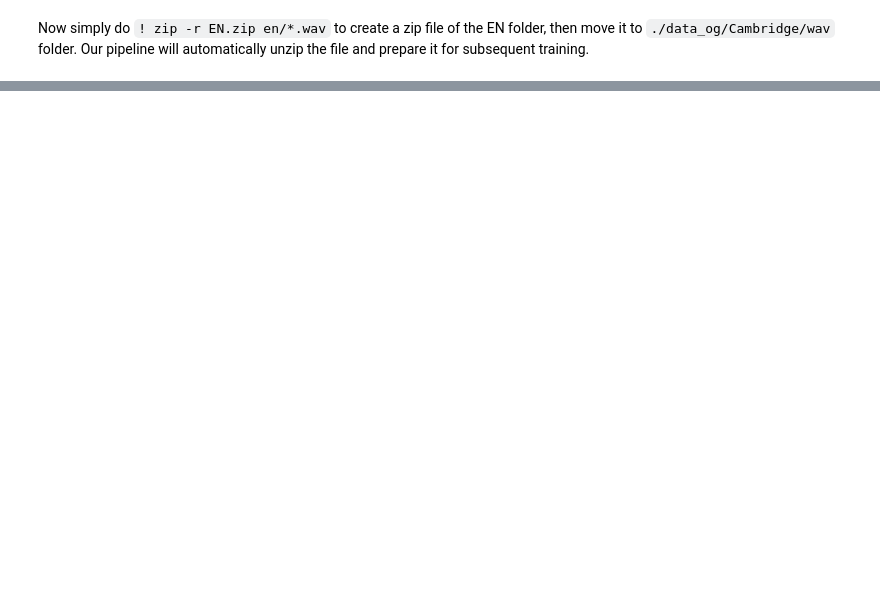
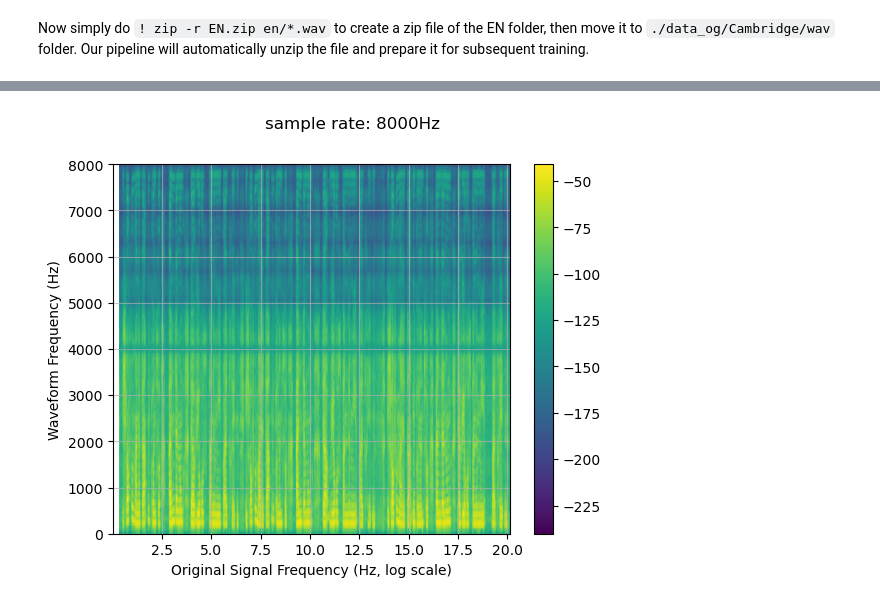
Before and after one commit to zhu00121/WavRx, a Jupyter notebook: exps/exploratory/prep.ipynb, the cells around one changed output, grey strips where cells are left out. Drawn from its saved outputs; the diff is of its cells as text; code cells hidden in the pictures; blank space fills up the shorter version.

```diff
--- a/exps/exploratory/prep.ipynb
+++ b/exps/exploratory/prep.ipynb
@@ -96,0 +152,16 @@
+# %%
+import torchaudio.functional as F
+signal_resampled = F.resample(signal,sr,new_freq=16000)
+signal_resampled  = signal_resampled.squeeze()
+# %%
+figure, axis = plt.subplots(1, 1)
+_, _, _, cax = axis.specgram(signal_resampled.numpy(), Fs=16000)
+axis.set_xlabel("Original Signal Frequency (Hz, log scale)")
+axis.set_ylabel("Waveform Frequency (Hz)")
+axis.xaxis.grid(True, alpha=0.67)
+axis.yaxis.grid(True, alpha=0.67)
+figure.suptitle("sample rate: 8000Hz")
+plt.colorbar(cax)
+plt.show(block=True)
+# %% [output]
+[figure, added]
```
Also changed, not shown: parts of 8 cells of this notebook, 6 other files.
